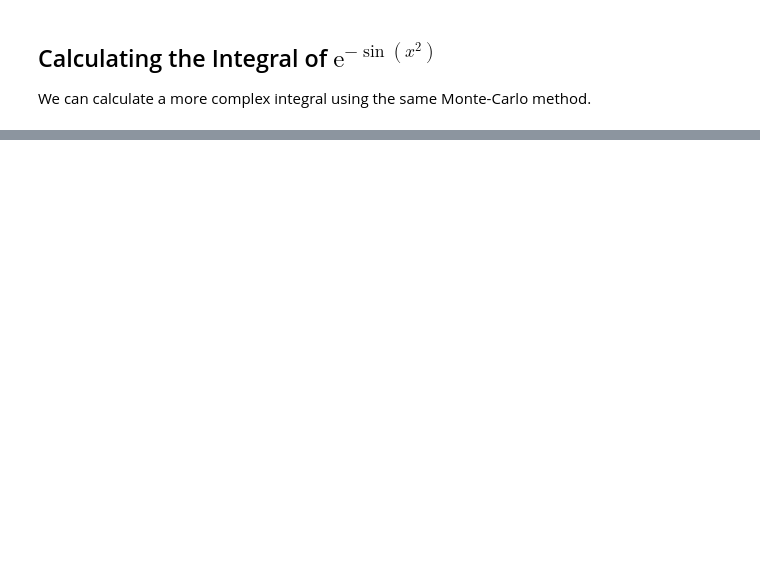
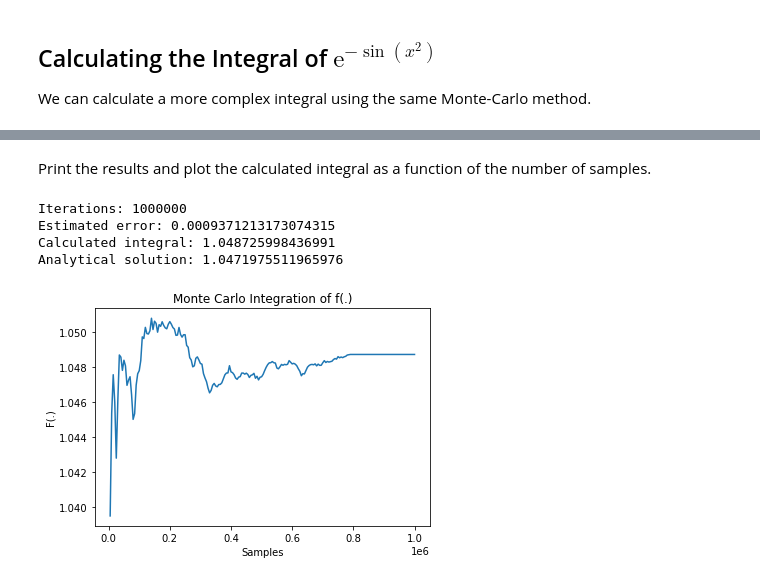
Before and after one commit to bott-j/monte-carlo-integration-python, a Jupyter notebook: monte_carlo_numerical_integration.ipynb, the cells around one changed output, grey strips where cells are left out. Drawn from its saved outputs; the diff is of its cells as text; code cells hidden in the pictures; blank space fills up the shorter version.

```diff
--- a/monte_carlo_numerical_integration.ipynb
+++ b/monte_carlo_numerical_integration.ipynb
@@ -211,0 +285,21 @@ Samples   Monte Carlo Integral
+# %% [markdown]
+Print the results and plot the calculated integral as a function of the number of samples.
+# %%
+# Print the results
+print(f"Iterations: {iterations[-1]}")
+print(f"Estimated error: {errors[-1]}")
+print(f"Calculated integral: {values[-1]}")
+print(f"Analytical solution: {np.pi/3}")
+
+# Plot the integral as a function of points
+plt.plot(iterations, values)
+plt.xlabel("Samples")
+plt.ylabel("F(.)")
+plt.title("Monte Carlo Integration of f(.)")
+plt.show()
+# %% [output]
+Iterations: 1000000
+Estimated error: 0.0009371213173074315
+Calculated integral: 1.048725998436991
+Analytical solution: 1.0471975511965976
+[figure, added]
```
Also changed, not shown: parts of 10 cells of this notebook.
